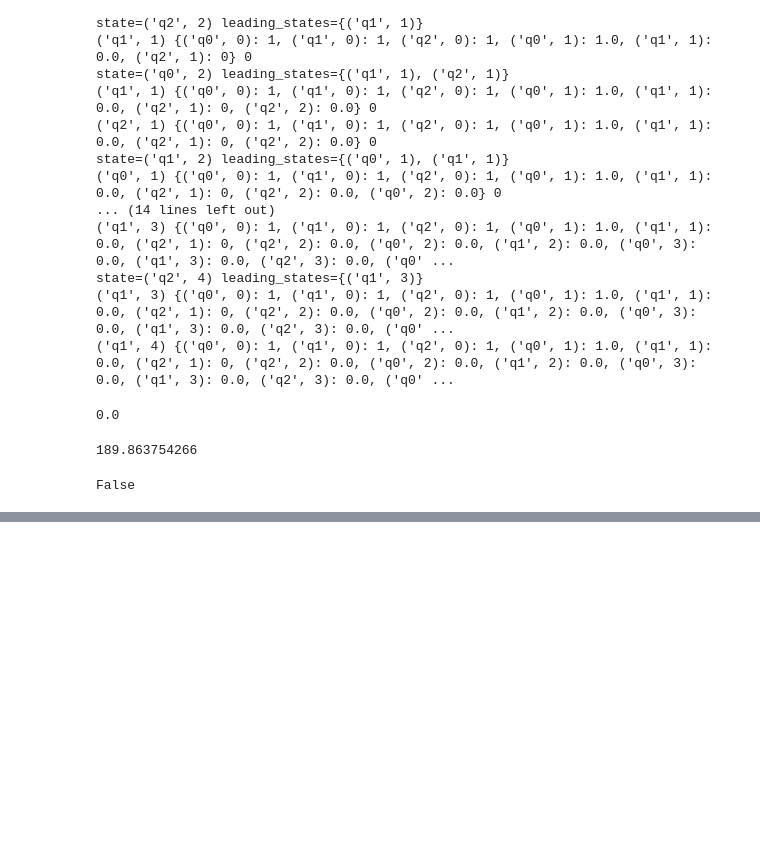
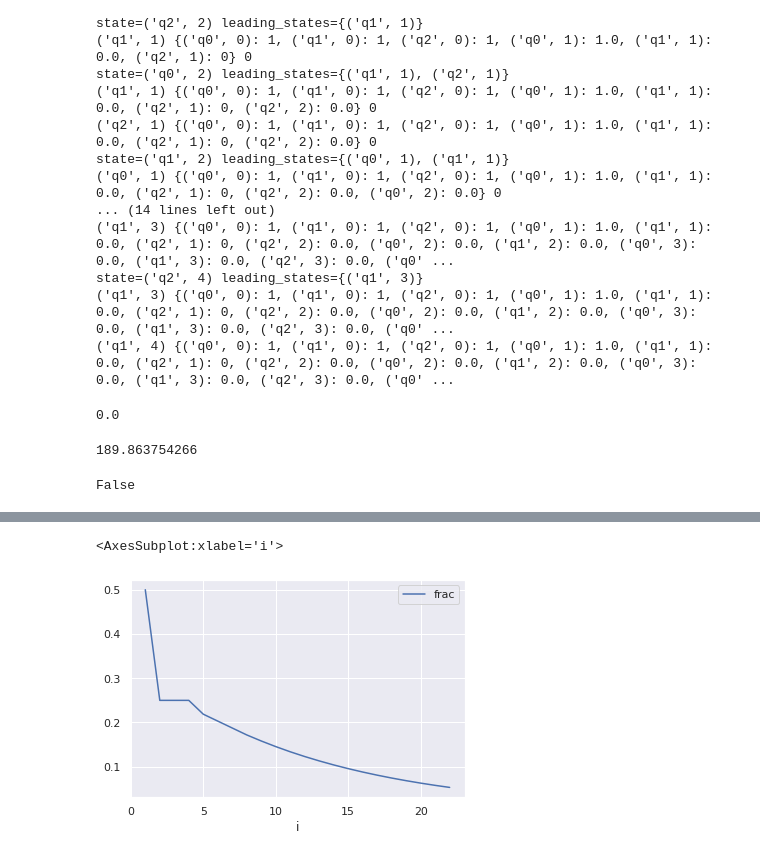
Before and after one commit to viantirreau/count-nfa, a Jupyter notebook: Bruteforce.ipynb, the cells around one changed output, grey strips where cells are left out. Cells and saved outputs as stored; diff of their text form; code cells hidden in the pictures; blank space fills up the shorter version.

```diff
--- a/Bruteforce.ipynb
+++ b/Bruteforce.ipynb
@@ -1,3 +1,10 @@
+# %%
+import pandas as pd
+import matplotlib.pyplot as plt
+import seaborn as sns
+import numpy as np
+import scipy
+sns.set()
 # %%
 """
 Classes and methods for working with nondeterministic finite automata.
@@ -245,8 +252,10 @@ class NFA(FA):
         to estimate |L(F^n)|
         """
         # for each state q ∈ Q, include copies q_0 , q_1 , ..., q n in A unroll
-        new_states = {(q,i) for q in self.states for i in range(n+1)}
-        new_states_by_layer = {i: {(q,i) for q in self.states} for i in range(n+1)}
+        new_states = {(q,i) for q in self.states for i in range(1, n+1)}
+        new_states_by_layer = {i: {(q,i) for q in self.states} for i in range(1, n+1)}
+        new_states.update({(q,0) for q in [self.initial_state]})
+        new_states_by_layer.update({0: (q,0) for q in [self.initial_state]})
         # for each transition (p, a, q) ∈ ∆ and i ∈ {0, 1, . . . , n − 1}, include
         # transition (p_i, a, q_i+1) in A unroll
         new_transitions = defaultdict(lambda: defaultdict(set))
@@ -381,8 +390,7 @@ class NFA(FA):
         # For each state q ∈ I, set N(q_0) = |L(q_0)| = 1
         # and S(q_0) = L(q_0) = {λ}
         for q in self.states_by_layer[0]:
-            self.sketch[0][q] = (1, ('',))
-            self.s_for_states[q] = Counter([''])
+            self.s_for_states[q] = {'': sample_size}
             self.n_for_states[q] = 1
 
         # For each i = 1, . . . , n and state q ∈ Q:
@@ -416,6 +424,8 @@ class NFA(FA):
 
 
     def bruteforce_save_all(self, n: int):
+        if n == 0:
+            return [''] if self.accepts_input('') else []
         accepted_strings = []
         for i in range(2**n):
             string_i = bin(i)[2:].zfill(n)
@@ -424,8 +434,10 @@ class NFA(FA):
         return accepted_strings
 
     def bruteforce_count_only(self, n: int):
+        if n == 0:
+            return 1 if self.accepts_input('') else 0
         accepted_count = 0
-        for i in range(2**n):
+        for i in tqdm(range(2**n)):
             string_i = bin(i)[2:].zfill(n)
             if self.accepts_input(string_i):
                 accepted_count += 1
@@ -494,0 +527,3 @@ False
+# %%
+%%time
+data = [(i,nfa.bruteforce_count_only(i)/2**i) for i in range(1, 23)]
@@ -494,0 +533,7 @@ False
+# %%
+df = pd.DataFrame(data, columns=["i", "frac"])
+# %%
+df.plot(x="i", y="frac")
+# %% [output]
+<AxesSubplot:xlabel='i'>
+[figure, added]
```
Also changed, not shown: parts of 21 cells of this notebook, 1 other file.
